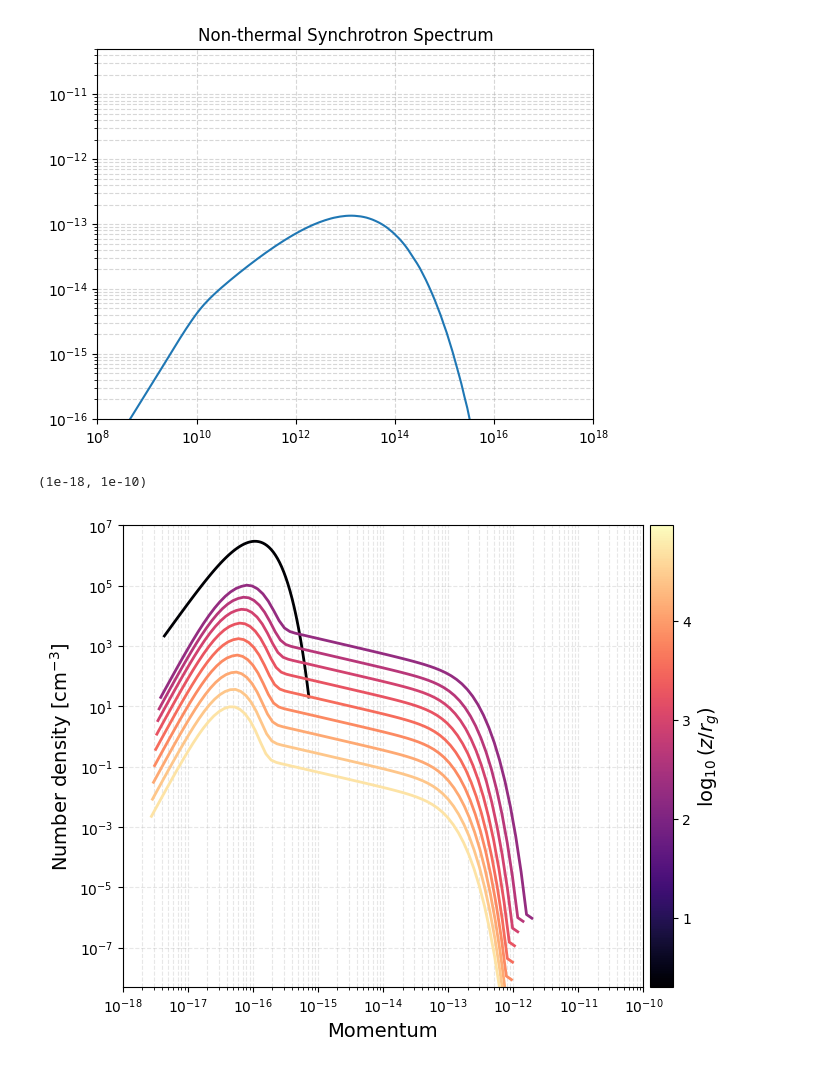
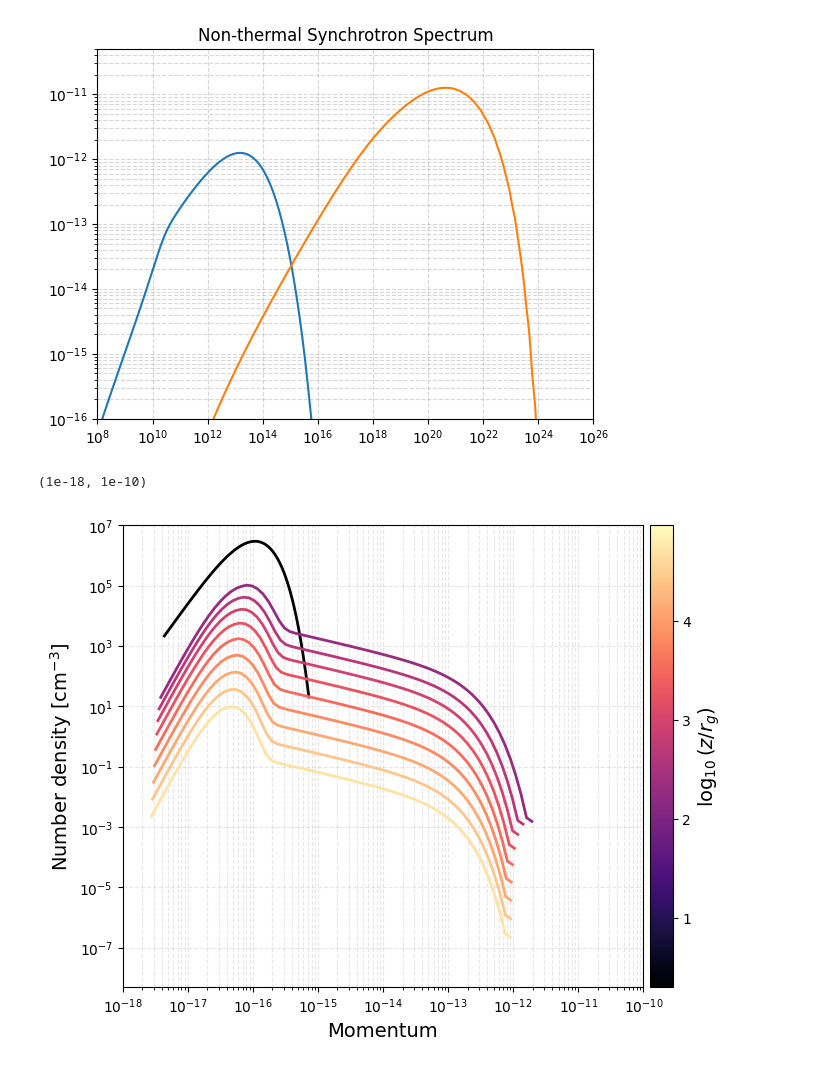
Before and after one commit to rubyduncan/pybhjet, a Jupyter notebook: PyBHJet/Testing/pybhjet_example.ipynb, the cells around one changed output. Drawn from its saved outputs; the diff is of its cells as text; code cells hidden in the pictures.

Commit message:
Particle Energy Calc. Fixes

```diff
--- a/PyBHJet/Testing/pybhjet_example.ipynb
+++ b/PyBHJet/Testing/pybhjet_example.ipynb
@@ -49,7 +49,7 @@ EBLsw    : 0           Account for EBL attenuation
 # %%
 #running bhjet with set parameters:
 bhjet.cutoff_type = 2
-bhjet.set_parameter("infosw", 3)
+bhjet.set_parameter("f_sc", 7e-9)
 
 bhjet.run()
 output = bhjet.get_output()
@@ -79,15 +79,16 @@ gcut (ecut)calc from fsc:3323.7
 # %%
 #example of how the data can be directly accesible:
 plt.loglog(comp_exp["postsyn"]["energy"], comp_exp["postsyn"]["flux"]*comp_exp["postsyn"]["energy"]/1e26)
+plt.loglog(comp_exp["postcom"]["energy"], comp_exp["postcom"]["flux"]*comp_exp["postcom"]["energy"]/1e26)
 
 plt.title("Non-thermal Synchrotron Spectrum")
 plt.ylim(1e-16, 5e-11)
-plt.xlim(1e8, 1e18)
+plt.xlim(1e8, 1e26)
 plt.grid(True, which="both", linestyle="--", alpha=0.5)
 #the data out of bhjet comes as frequency(hz) and flux (mJy)
 plt.show()
 # %% [output]
-[figure, old version]
+[figure, new version]
 # %%
 def plot_numdens(numdens, z_rg, nzones = 100, cmap='magma', skip=10, ytimesp=True, title = None):
 
@@ -129,7 +130,7 @@ fig, ax = plot_numdens(exp_numdens, exp_zone['z_rg'])
 plt.xlim(1e-18, 1e-10)
 # %% [output]
 (1e-18, 1e-10)
-[figure, old version]
+[figure, new version]
 # %%
 def plot_numdens_zone(
     numdens,
```
Also changed, not shown: parts of 1 cell of this notebook, 12 other files.
